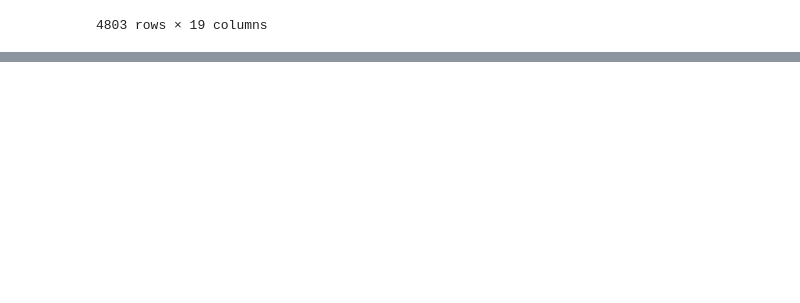
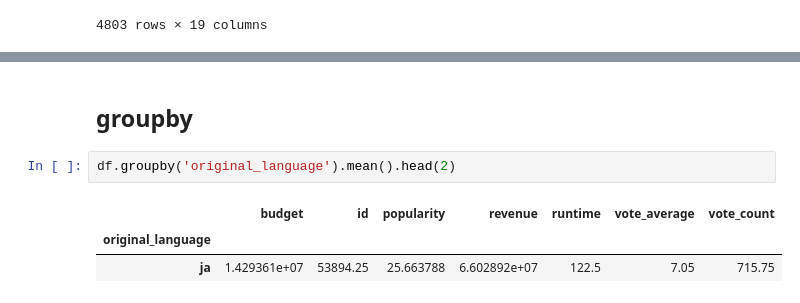
Before and after one commit to Ito-01-20/statistics_practice, a Jupyter notebook: Pandas.ipynb, the cells around one changed output, grey strips where cells are left out. Cells and saved outputs as stored; diff of their text form; blank space fills up the shorter version.

```diff
--- a/seaborn.ipynb
+++ b/Pandas.ipynb
@@ -182,0 +219,8 @@ df.drop('id', axis=1)
+# %% [markdown]
+## groupby
+# %%
+df.groupby('original_language').mean().head(2)
+# %% [output]
+|  | budget | id | popularity | revenue | runtime | vote_average | vote_count |
+| original_language |  |  |  |  |  |  |  |
+| ja | 1.429361e+07 | 53894.25 | 25.663788 | 6.602892e+07 | 122.5 | 7.05 | 715.75 |
```
Also changed, not shown: parts of 6 cells of this notebook, 1 other file.
